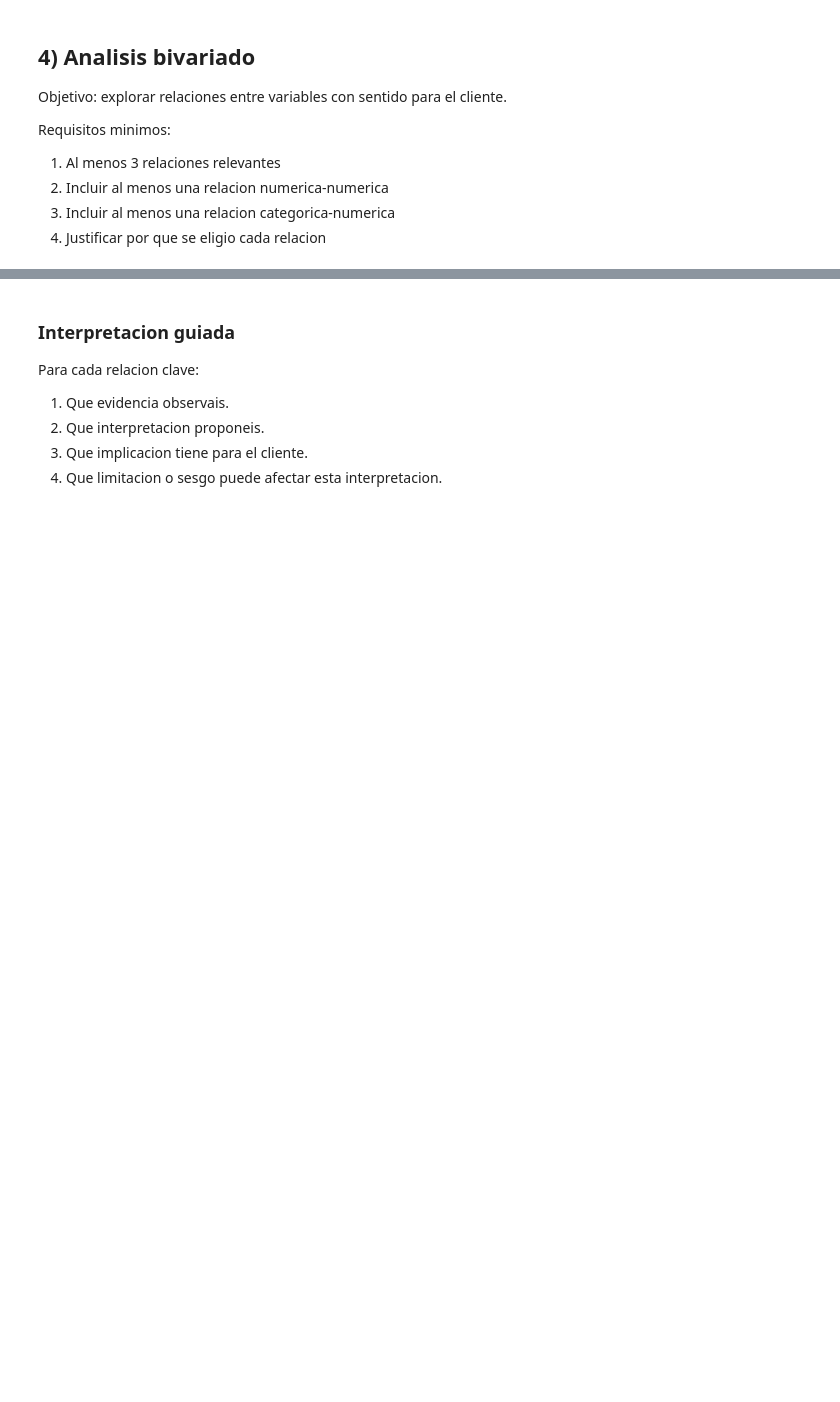
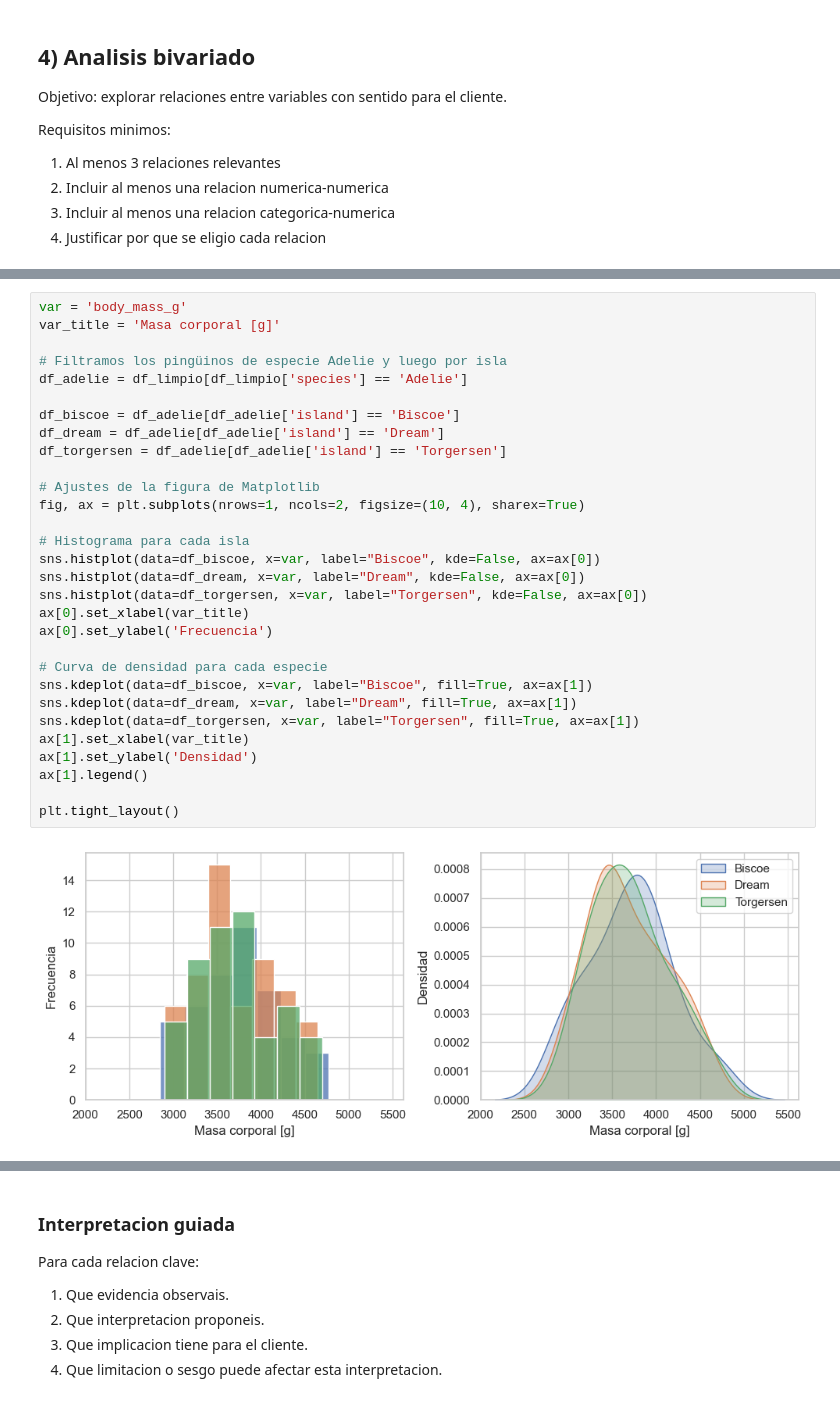
Before and after one commit to JosePuges/Proyecto-pinguino-Team-3, a Jupyter notebook: proyecto-curie-pinguinos.ipynb, the cells around one changed output, grey strips where cells are left out. Drawn from its saved outputs; the diff is of its cells as text; blank space fills up the shorter version.

```diff
--- a/proyecto-curie-pinguinos.ipynb
+++ b/proyecto-curie-pinguinos.ipynb
@@ -268,0 +344,32 @@ pass
+# %%
+var = 'body_mass_g'
+var_title = 'Masa corporal [g]'
+
+# Filtramos los pingüinos de especie Adelie y luego por isla
+df_adelie = df_limpio[df_limpio['species'] == 'Adelie']
+
+df_biscoe = df_adelie[df_adelie['island'] == 'Biscoe']
+df_dream = df_adelie[df_adelie['island'] == 'Dream']
+df_torgersen = df_adelie[df_adelie['island'] == 'Torgersen']
+
+# Ajustes de la figura de Matplotlib
+fig, ax = plt.subplots(nrows=1, ncols=2, figsize=(10, 4), sharex=True)
+
+# Histograma para cada isla
+sns.histplot(data=df_biscoe, x=var, label="Biscoe", kde=False, ax=ax[0])
+sns.histplot(data=df_dream, x=var, label="Dream", kde=False, ax=ax[0])
+sns.histplot(data=df_torgersen, x=var, label="Torgersen", kde=False, ax=ax[0])
+ax[0].set_xlabel(var_title)
+ax[0].set_ylabel('Frecuencia')
+
+# Curva de densidad para cada especie
+sns.kdeplot(data=df_biscoe, x=var, label="Biscoe", fill=True, ax=ax[1])
+sns.kdeplot(data=df_dream, x=var, label="Dream", fill=True, ax=ax[1])
+sns.kdeplot(data=df_torgersen, x=var, label="Torgersen", fill=True, ax=ax[1])
+ax[1].set_xlabel(var_title)
+ax[1].set_ylabel('Densidad')
+ax[1].legend()
+
+plt.tight_layout()
+# %% [output]
+[figure, added]
```
Also changed, not shown: parts of 11 cells of this notebook.
